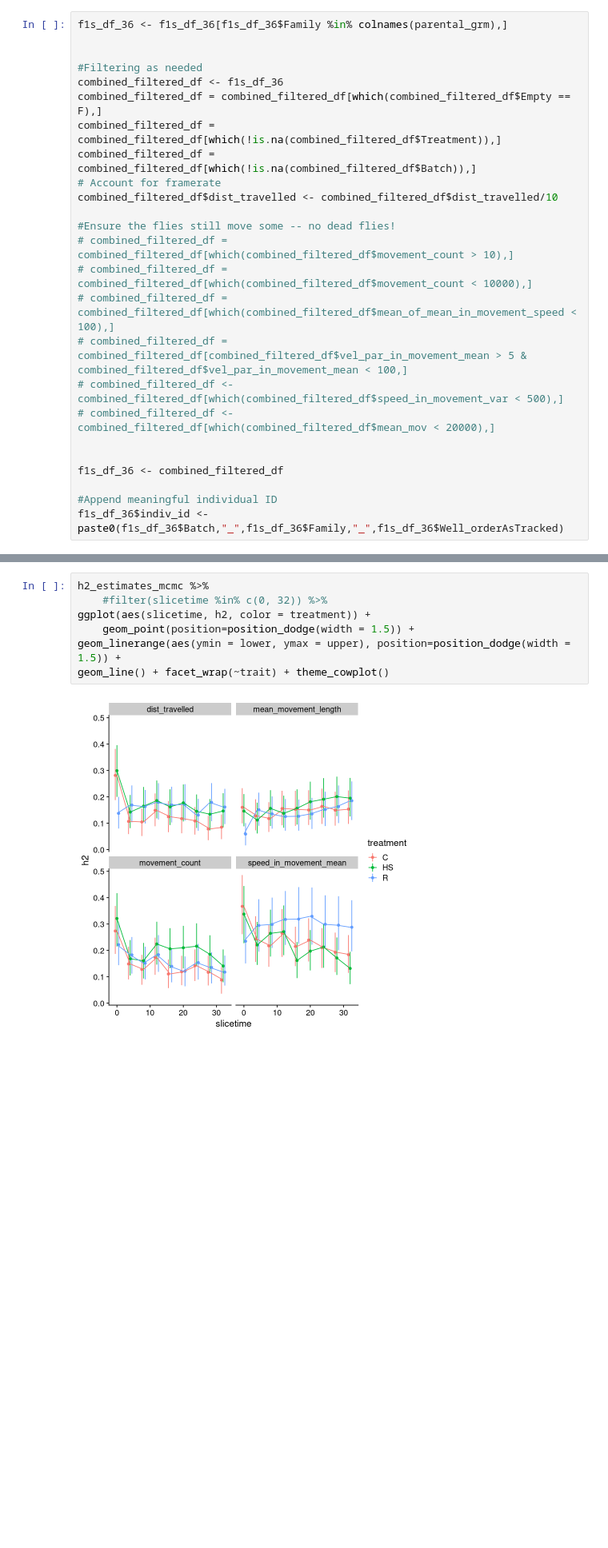
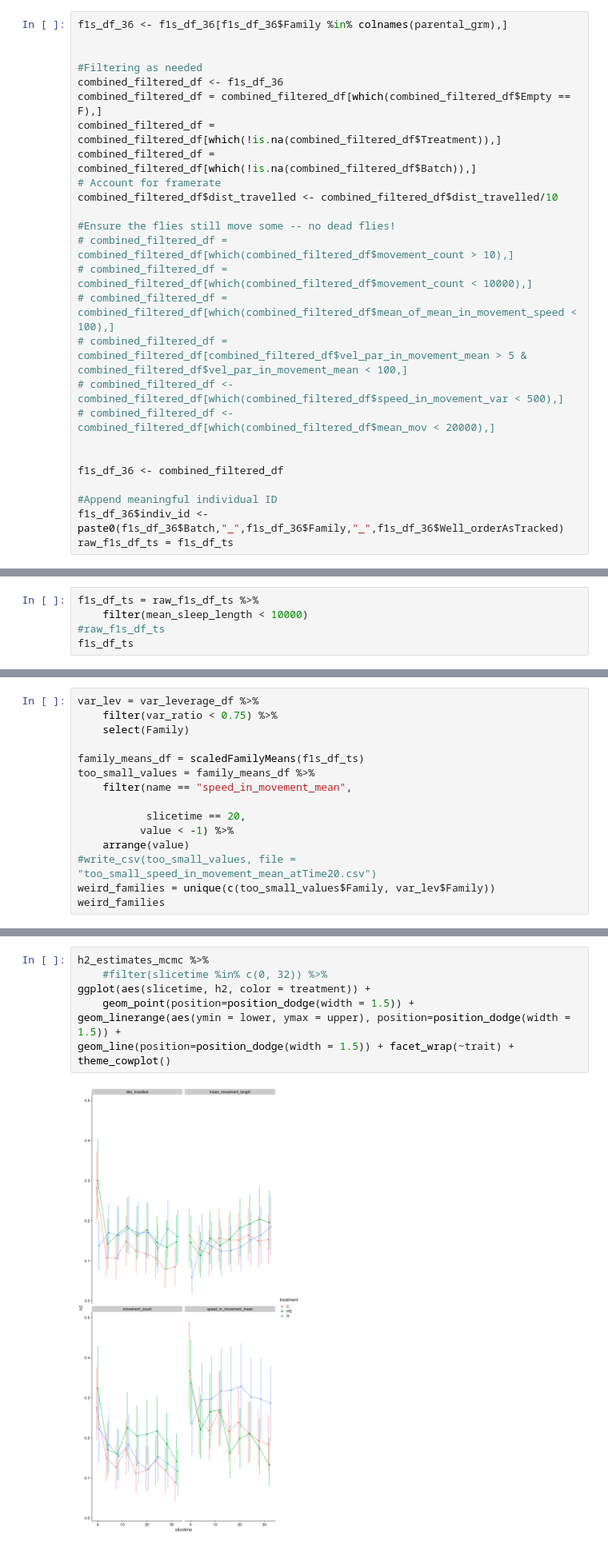
Before and after one commit to Wolfffff/quantitative-genetics-behavior, a Jupyter notebook: sandbox/20210603_Wolf/20210520_Example_H2-MCMC+G-matrix.ipynb, the cells around one changed output, grey strips where cells are left out. Shown at 80% size. Cells and saved outputs as stored; diff of their text form; blank space fills up the shorter version.

```diff
--- a/sandbox/20210603_Wolf/20210520_Example_H2-MCMC+G-matrix.ipynb
+++ b/sandbox/20210603_Wolf/20210520_Example_H2-MCMC+G-matrix.ipynb
@@ -105,3 +105,4 @@ f1s_df_36 <- combined_filtered_df
 
 #Append meaningful individual ID
 f1s_df_36$indiv_id <- paste0(f1s_df_36$Batch,"_",f1s_df_36$Family,"_",f1s_df_36$Well_orderAsTracked)
+raw_f1s_df_ts = f1s_df_ts
@@ -171,0 +169,5 @@ make_familyPlots = function(f1s_df_ts){
+# %%
+f1s_df_ts = raw_f1s_df_ts %>%
+    filter(mean_sleep_length < 10000)
+#raw_f1s_df_ts
+f1s_df_ts
@@ -227,0 +258,15 @@ weird_families
+# %%
+var_lev = var_leverage_df %>%
+    filter(var_ratio < 0.75) %>%
+    select(Family)
+
+family_means_df = scaledFamilyMeans(f1s_df_ts)
+too_small_values = family_means_df %>%
+    filter(name == "speed_in_movement_mean",
+
+           slicetime == 20,
+          value < -1) %>%
+    arrange(value)
+#write_csv(too_small_values, file = "too_small_speed_in_movement_mean_atTime20.csv")
+weird_families = unique(c(too_small_values$Family, var_lev$Family))
+weird_families
@@ -297,12 +372,12 @@ for (treatment in c("C","R","HS")){
 # %%
 h2_estimates_mcmc %>%
     #filter(slicetime %in% c(0, 32)) %>%
 ggplot(aes(slicetime, h2, color = treatment)) +
     geom_point(position=position_dodge(width = 1.5)) +
 geom_linerange(aes(ymin = lower, ymax = upper), position=position_dodge(width = 1.5)) +
-geom_line() + facet_wrap(~trait) + theme_cowplot()
+geom_line(position=position_dodge(width = 1.5)) + facet_wrap(~trait) + theme_cowplot()
 # %% [output]
-[figure, old version]
+[figure, new version]
 # %%
 x = scaled_f1s %>%
     select(Treatment, slicetime, Family, all_of(traits)) %>%
```
Also changed, not shown: parts of 23 cells of this notebook, 2 other files.
